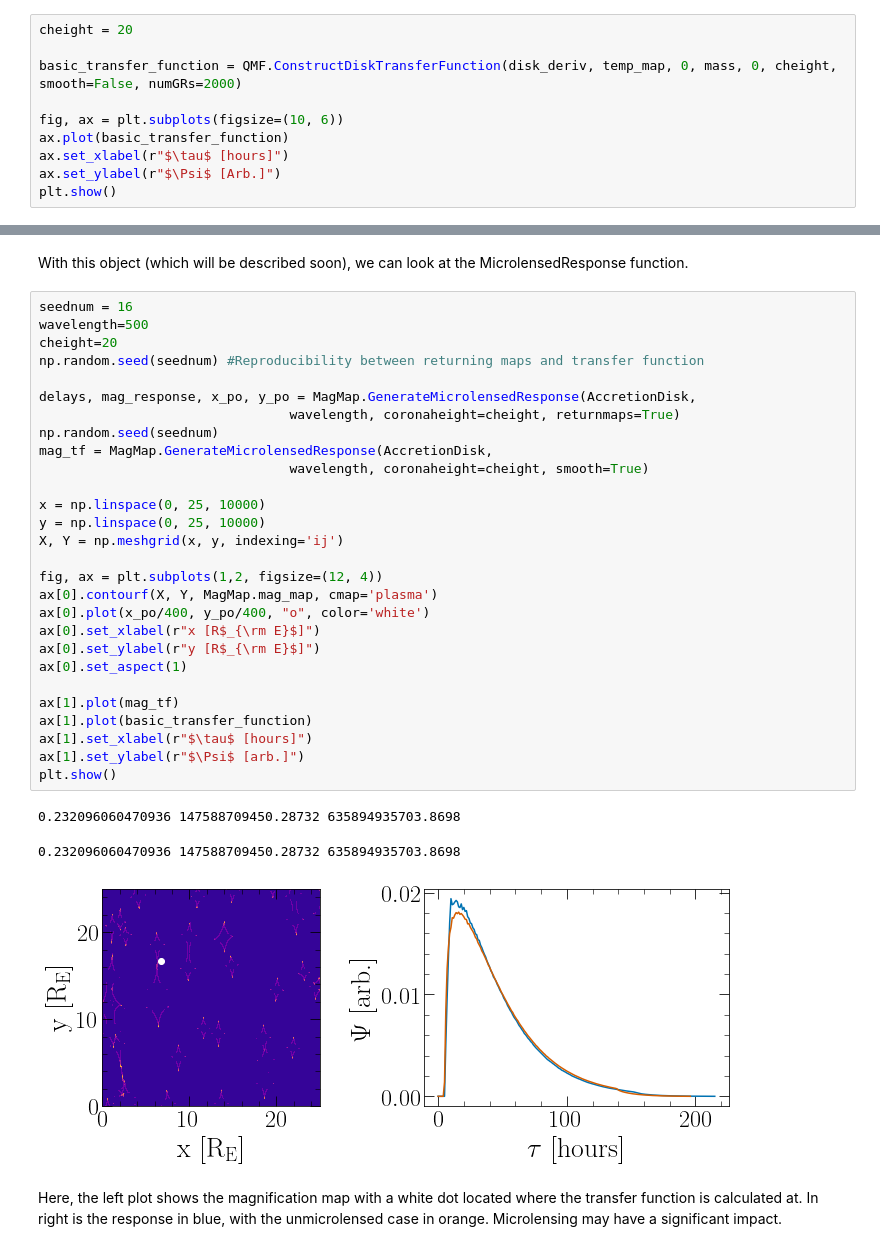
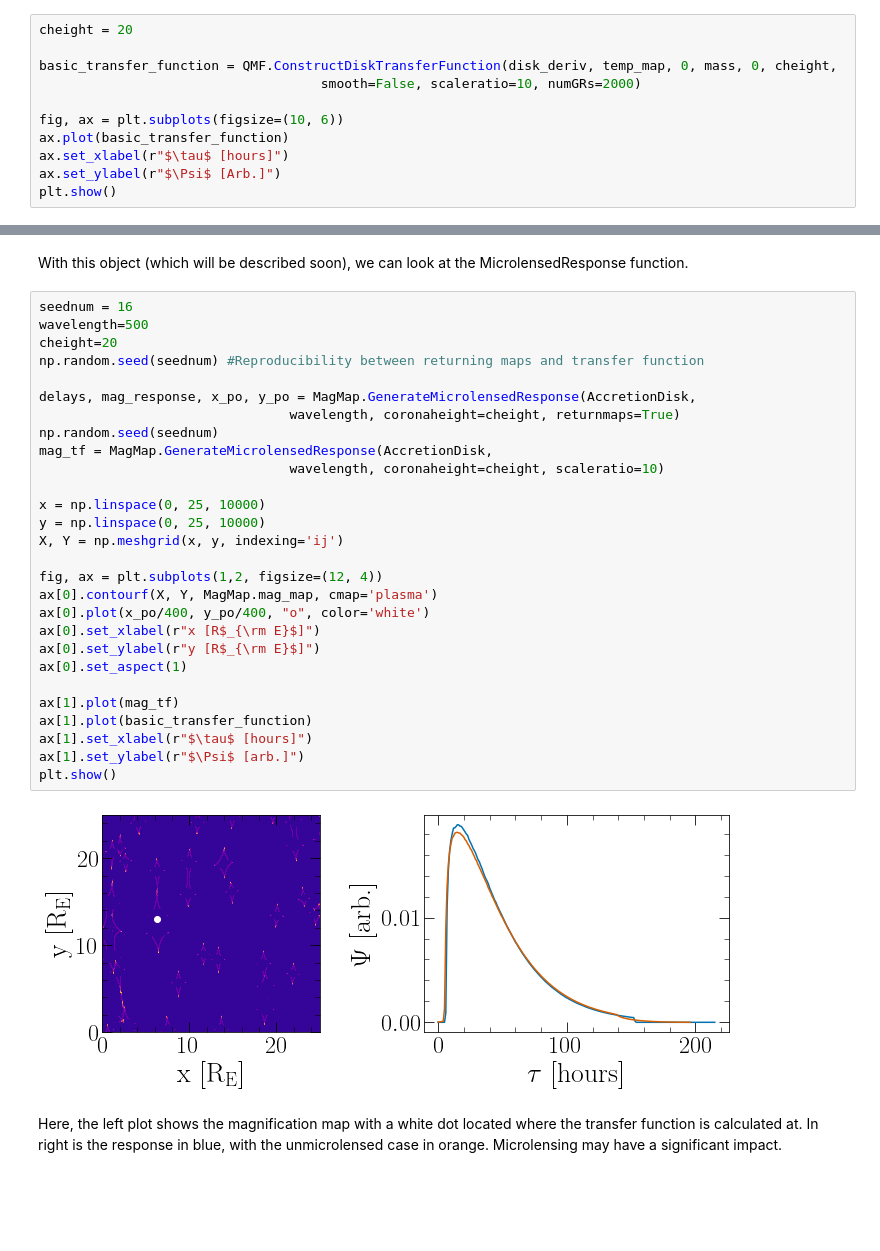
Before and after one commit to Henry-Best-01/Amoeba, a Jupyter notebook: AmoebaExamples.ipynb, the cells around one changed output, grey strips where cells are left out. Saved outputs shown, nothing was run; the diff lists cells and outputs as text; blank space fills up the shorter version.

```diff
--- a/AmoebaExamples.ipynb
+++ b/AmoebaExamples.ipynb
@@ -547,7 +549,8 @@ fixedwindowlength, an override for the size of the smoothing kernel. If left "No
 # %%
 cheight = 20
 
-basic_transfer_function = QMF.ConstructDiskTransferFunction(disk_deriv, temp_map, 0, mass, 0, cheight, smooth=False, numGRs=2000)
+basic_transfer_function = QMF.ConstructDiskTransferFunction(disk_deriv, temp_map, 0, mass, 0, cheight,
+                                    smooth=False, scaleratio=10, numGRs=2000)
 
 fig, ax = plt.subplots(figsize=(10, 6))
 ax.plot(basic_transfer_function)
@@ -599,35 +602,33 @@ With this object (which will be described soon), we can look at the MicrolensedR
 # %%
 seednum = 16
 wavelength=500
 cheight=20
 np.random.seed(seednum) #Reproducibility between returning maps and transfer function
 
 delays, mag_response, x_po, y_po = MagMap.GenerateMicrolensedResponse(AccretionDisk,
                                 wavelength, coronaheight=cheight, returnmaps=True)
 np.random.seed(seednum)
 mag_tf = MagMap.GenerateMicrolensedResponse(AccretionDisk,
-                                wavelength, coronaheight=cheight, smooth=True)
+                                wavelength, coronaheight=cheight, scaleratio=10)
 
 x = np.linspace(0, 25, 10000)
 y = np.linspace(0, 25, 10000)
 X, Y = np.meshgrid(x, y, indexing='ij')
 
 fig, ax = plt.subplots(1,2, figsize=(12, 4))
 ax[0].contourf(X, Y, MagMap.mag_map, cmap='plasma')
 ax[0].plot(x_po/400, y_po/400, "o", color='white')
 ax[0].set_xlabel(r"x [R$_{\rm E}$]")
 ax[0].set_ylabel(r"y [R$_{\rm E}$]")
 ax[0].set_aspect(1)
 
 ax[1].plot(mag_tf)
 ax[1].plot(basic_transfer_function)
 ax[1].set_xlabel(r"$\tau$ [hours]")
 ax[1].set_ylabel(r"$\Psi$ [arb.]")
 plt.show()
 # %% [output]
-0.232096060470936 147588709450.28732 635894935703.8698
-0.232096060470936 147588709450.28732 635894935703.8698
-[figure, old version]
+[figure, new version]
 # %% [markdown]
 Here, the left plot shows the magnification map with a white dot located where the transfer function is calculated at. In right is the response in blue, with the unmicrolensed case in orange. Microlensing may have a significant impact.
 # %% [markdown]
```
Also changed, not shown: parts of 8 cells of this notebook, 2 other files.
